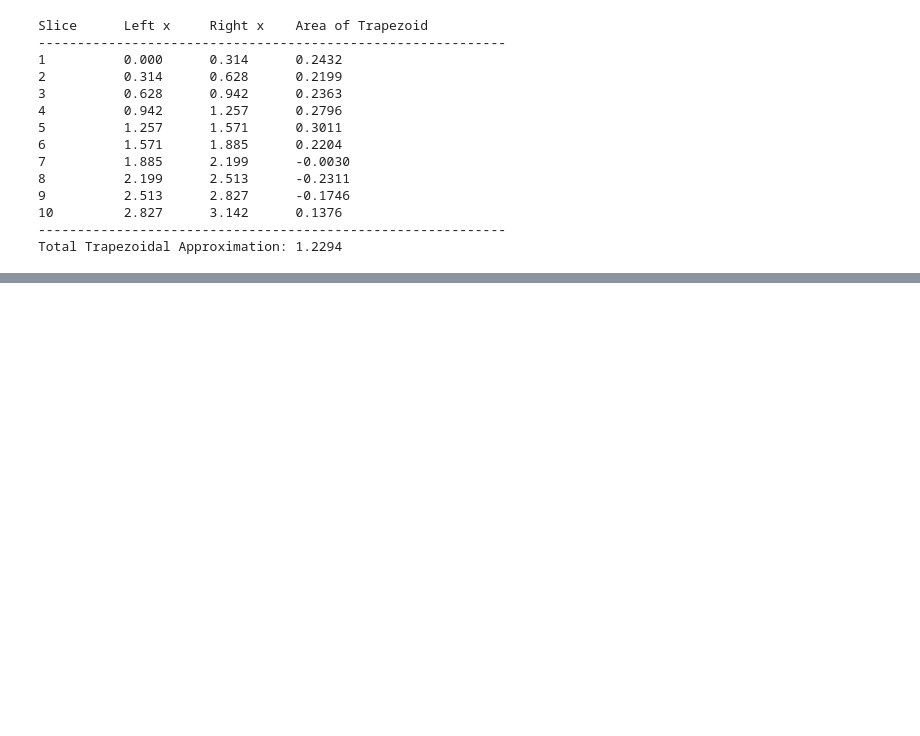
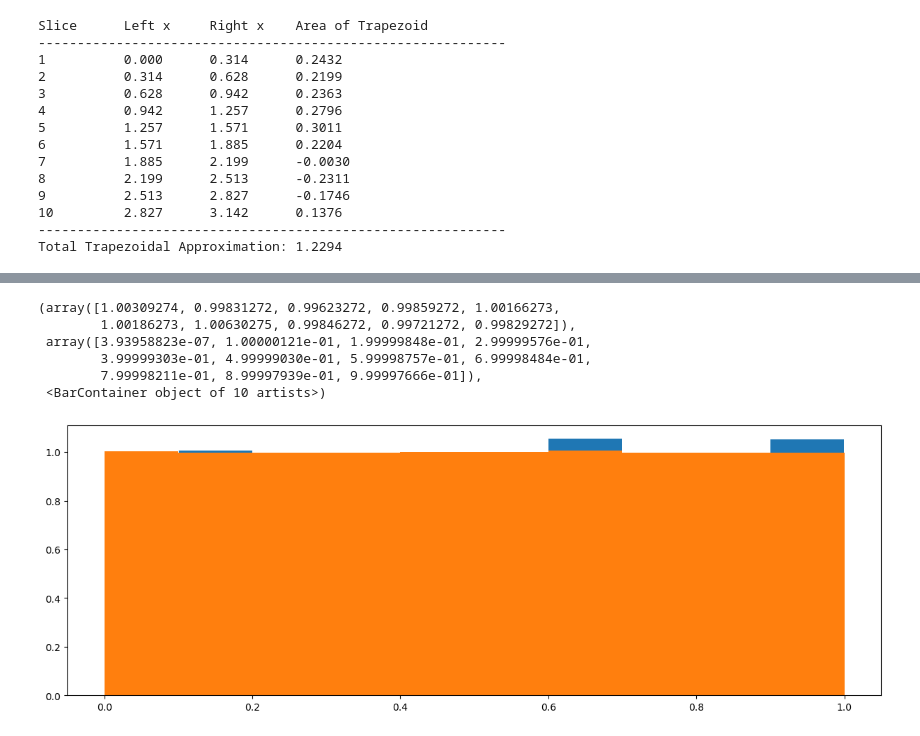
Before and after one commit to cnn92bch8y-source/baysian-interlopers1.0, a Jupyter notebook: meow.ipynb/meow.ipynb, the cells around one changed output, grey strips where cells are left out. Saved outputs shown, nothing was run; the diff lists cells and outputs as text; code cells hidden in the pictures; blank space fills up the shorter version.

```diff
--- a/meow.ipynb/meow.ipynb
+++ b/meow.ipynb/meow.ipynb
@@ -153,0 +180,15 @@ Total Trapezoidal Approximation: 1.2294
+# %%
+data=[np. random. random(10**4)]
+bins=np. linspace(0,10, 11)
+plt.hist(data,bins=10, density=True)
+data_2=[np. random. random (10**6)]
+bins=np. linspace(0,10,11)
+plt.hist(data_2,bins=10, density=True)
+# %% [output]
+(array([1.00309274, 0.99831272, 0.99623272, 0.99859272, 1.00166273,
+        1.00186273, 1.00630275, 0.99846272, 0.99721272, 0.99829272]),
+ array([3.93958823e-07, 1.00000121e-01, 1.99999848e-01, 2.99999576e-01,
+        3.99999303e-01, 4.99999030e-01, 5.99998757e-01, 6.99998484e-01,
+        7.99998211e-01, 8.99997939e-01, 9.99997666e-01]),
+ <BarContainer object of 10 artists>)
+[figure, added]
```
Also changed, not shown: parts of 15 cells of this notebook, 9 other files.
